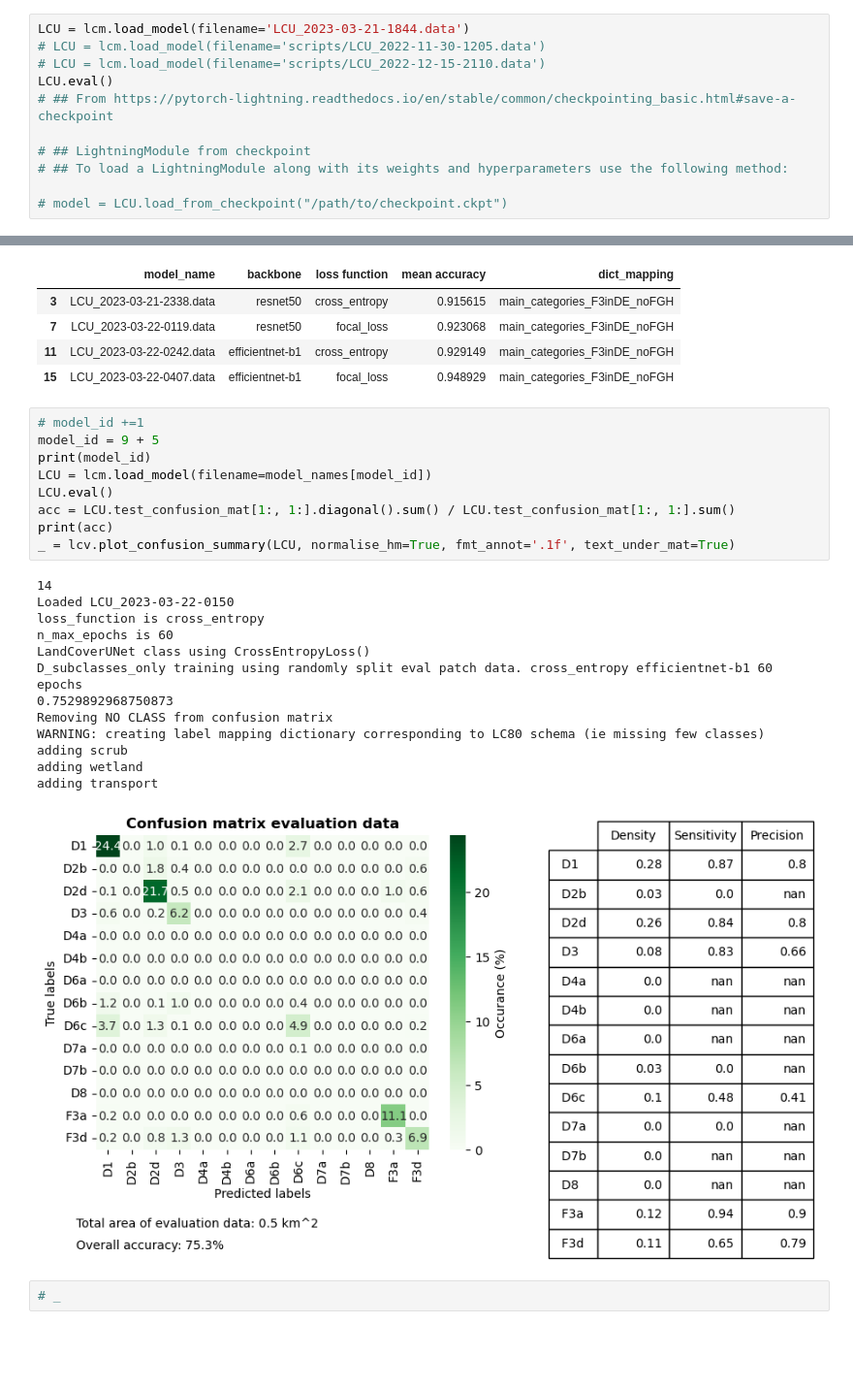
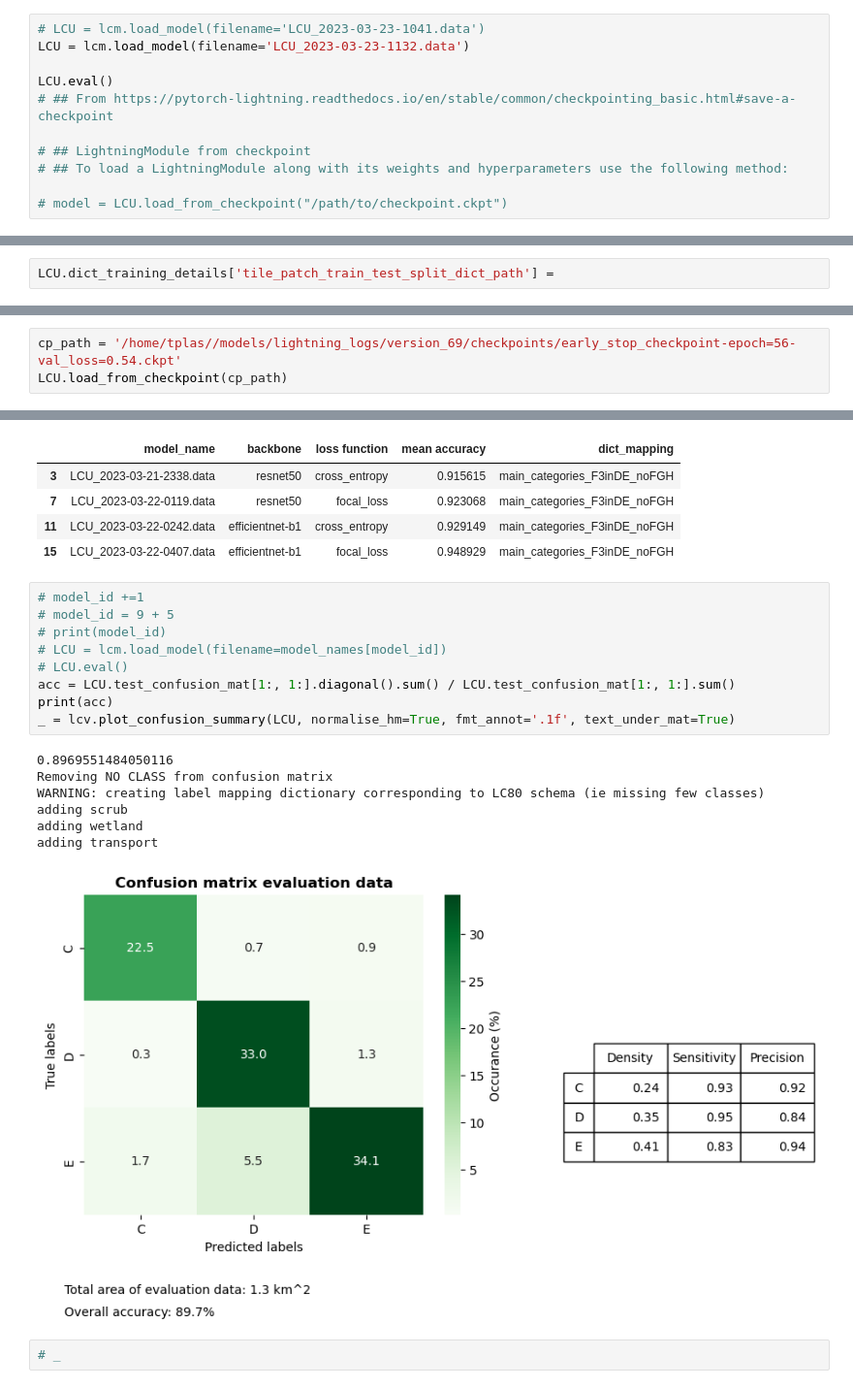
Before and after one commit to pdnpa/cnn-land-cover, a Jupyter notebook: notebooks/Evaluate trained network.ipynb, the cells around one changed output, grey strips where cells are left out. Shown at 97% size. Cells and saved outputs as stored; diff of their text form; blank space fills up the shorter version.

```diff
--- a/notebooks/Evaluate trained network.ipynb
+++ b/notebooks/Evaluate trained network.ipynb
@@ -78,9 +76,9 @@ df_hab.groupby('Class_low').sum()
 # %% [markdown]
 ## Use trained CNN to make predictions of unseen data:
 # %%
-LCU = lcm.load_model(filename='LCU_2023-03-21-1844.data')
-# LCU = lcm.load_model(filename='scripts/LCU_2022-11-30-1205.data')
-# LCU = lcm.load_model(filename='scripts/LCU_2022-12-15-2110.data')
+# LCU = lcm.load_model(filename='LCU_2023-03-23-1041.data')
+LCU = lcm.load_model(filename='LCU_2023-03-23-1132.data')
+
 LCU.eval()
 # ## From https://pytorch-lightning.readthedocs.io/en/stable/common/checkpointing_basic.html#save-a-checkpoint
 
@@ -97,0 +96,2 @@ Instance LCU_2023-03-21-1844 of LandCoverUNet class
+# %%
+LCU.dict_training_details['tile_patch_train_test_split_dict_path'] =
@@ -130,0 +138,3 @@ Removed 0 patches with no class
+# %%
+cp_path = '/home/tplas//models/lightning_logs/version_69/checkpoints/early_stop_checkpoint-epoch=56-val_loss=0.54.ckpt'
+LCU.load_from_checkpoint(cp_path)
@@ -254,27 +224,21 @@ df_info_models[df_info_models['dict_mapping'] == 'main_categories_F3inDE_noFGH']
 | 15 | LCU_2023-03-22-0407.data | efficientnet-b1 | focal_loss | 0.948929 | main_categories_F3inDE_noFGH |
 # %%
 # model_id +=1
-model_id = 9 + 5
-print(model_id)
-LCU = lcm.load_model(filename=model_names[model_id])
-LCU.eval()
+# model_id = 9 + 5
+# print(model_id)
+# LCU = lcm.load_model(filename=model_names[model_id])
+# LCU.eval()
 acc = LCU.test_confusion_mat[1:, 1:].diagonal().sum() / LCU.test_confusion_mat[1:, 1:].sum()
 print(acc)
 _ = lcv.plot_confusion_summary(LCU, normalise_hm=True, fmt_annot='.1f', text_under_mat=True)
 # %% [output]
-14
-Loaded LCU_2023-03-22-0150
-loss_function is cross_entropy
-n_max_epochs is 60
-LandCoverUNet class using CrossEntropyLoss()
-D_subclasses_only training using randomly split eval patch data. cross_entropy efficientnet-b1 60 epochs
-0.7529892968750873
+0.8969551484050116
 Removing NO CLASS from confusion matrix
 WARNING: creating label mapping dictionary corresponding to LC80 schema (ie missing few classes)
 adding scrub
 adding wetland
 adding transport
-[figure, old version]
+[figure, new version]
 # %%
 # _
 # %%
```
Also changed, not shown: parts of 17 cells of this notebook, 3 other files.
